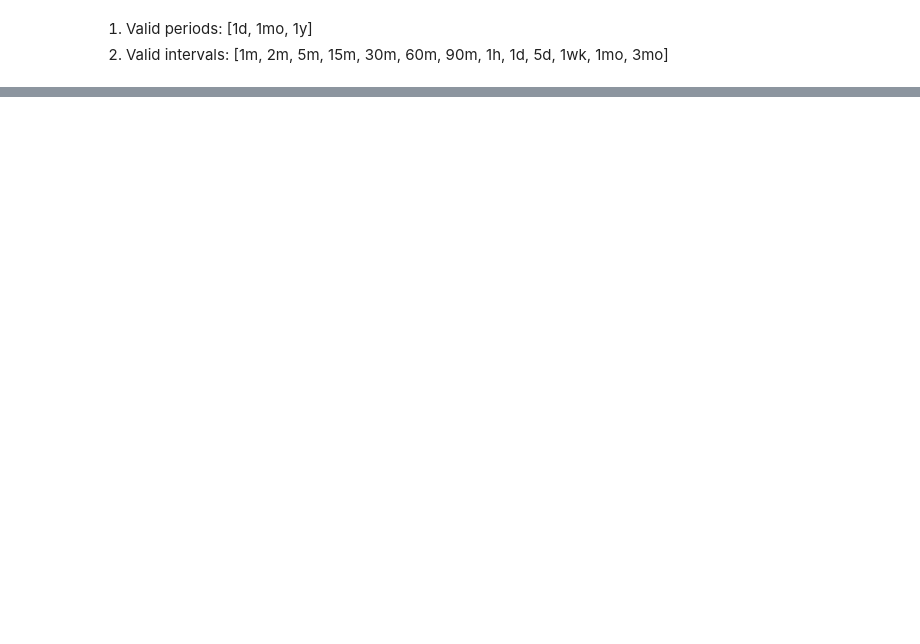
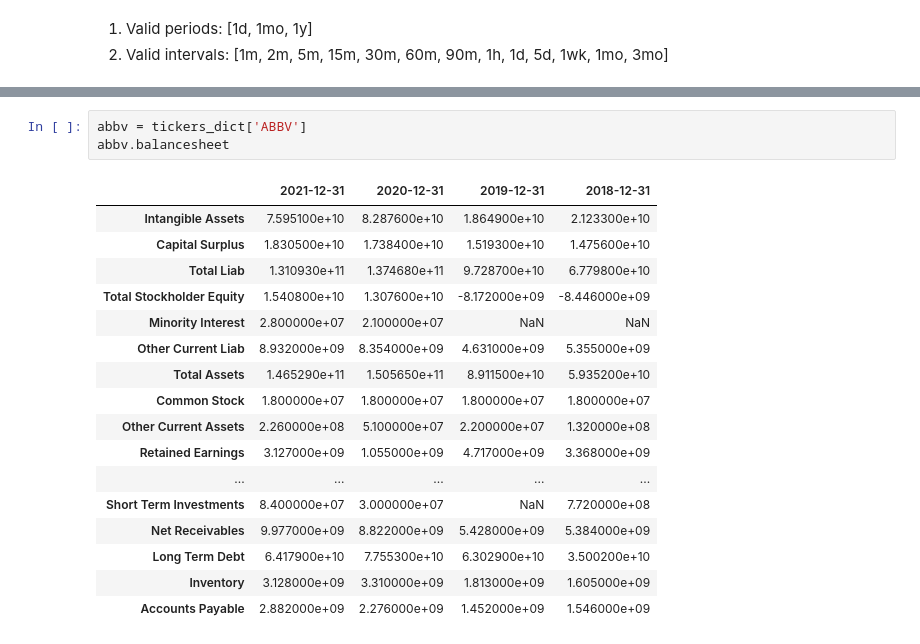
Before and after one commit to ajaybiswas22/stock-picker-bro, a Jupyter notebook: src/1_basics.ipynb, the cells around one changed output, grey strips where cells are left out. Drawn from its saved outputs; the diff is of its cells as text; blank space fills up the shorter version.

```diff
--- a/src/1_basics.ipynb
+++ b/src/1_basics.ipynb
@@ -101,0 +108,21 @@ pandas.core.series.Series
+# %%
+abbv = tickers_dict['ABBV']
+abbv.balancesheet
+# %% [output]
+|  | 2021-12-31 | 2020-12-31 | 2019-12-31 | 2018-12-31 |
+| Intangible Assets | 7.595100e+10 | 8.287600e+10 | 1.864900e+10 | 2.123300e+10 |
+| Capital Surplus | 1.830500e+10 | 1.738400e+10 | 1.519300e+10 | 1.475600e+10 |
+| Total Liab | 1.310930e+11 | 1.374680e+11 | 9.728700e+10 | 6.779800e+10 |
+| Total Stockholder Equity | 1.540800e+10 | 1.307600e+10 | -8.172000e+09 | -8.446000e+09 |
+| Minority Interest | 2.800000e+07 | 2.100000e+07 | NaN | NaN |
+| Other Current Liab | 8.932000e+09 | 8.354000e+09 | 4.631000e+09 | 5.355000e+09 |
+| Total Assets | 1.465290e+11 | 1.505650e+11 | 8.911500e+10 | 5.935200e+10 |
+| Common Stock | 1.800000e+07 | 1.800000e+07 | 1.800000e+07 | 1.800000e+07 |
+| Other Current Assets | 2.260000e+08 | 5.100000e+07 | 2.200000e+07 | 1.320000e+08 |
+| Retained Earnings | 3.127000e+09 | 1.055000e+09 | 4.717000e+09 | 3.368000e+09 |
+| ... | ... | ... | ... | ... |
+| Short Term Investments | 8.400000e+07 | 3.000000e+07 | NaN | 7.720000e+08 |
+| Net Receivables | 9.977000e+09 | 8.822000e+09 | 5.428000e+09 | 5.384000e+09 |
+| Long Term Debt | 6.417900e+10 | 7.755300e+10 | 6.302900e+10 | 3.500200e+10 |
+| Inventory | 3.128000e+09 | 3.310000e+09 | 1.813000e+09 | 1.605000e+09 |
+| Accounts Payable | 2.882000e+09 | 2.276000e+09 | 1.452000e+09 | 1.546000e+09 |
```
Also changed, not shown: parts of 14 cells of this notebook, 4 other files.
